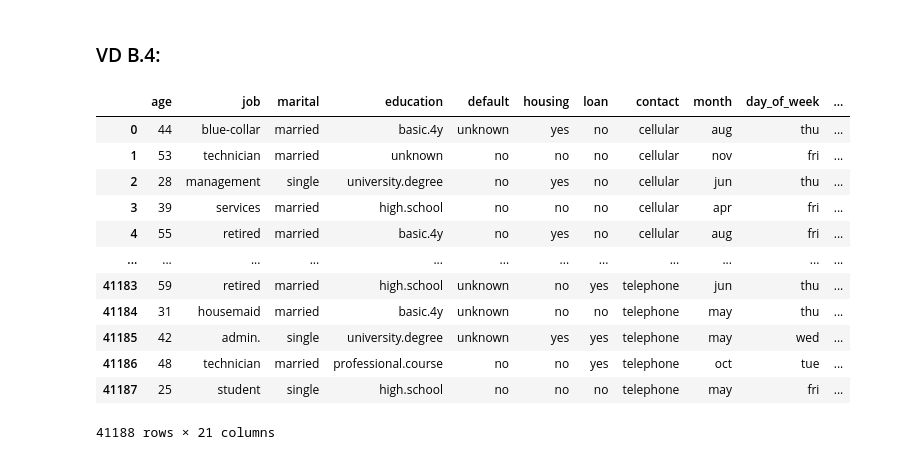
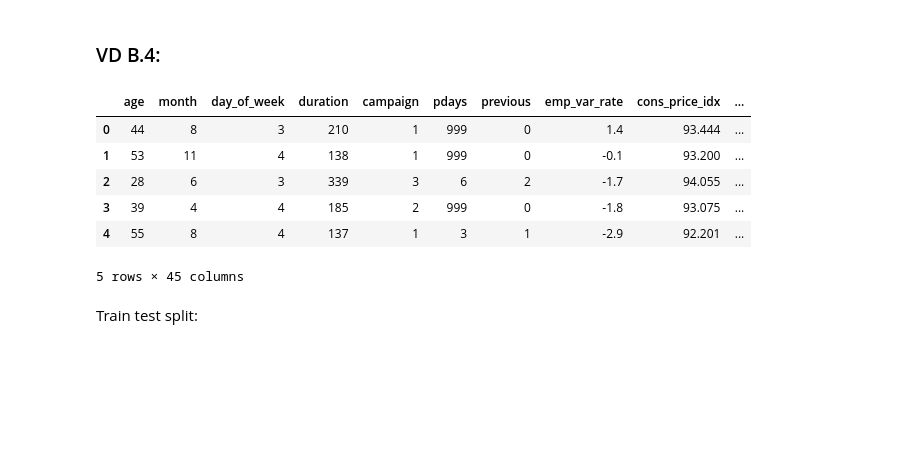
Before and after one commit to Kizza2014/machine_learning, a Jupyter notebook: Lab/lab3_logistics_regression/logistics_regression.ipynb, the cells around one changed output. Cells and saved outputs as stored; diff of their text form; code cells hidden in the pictures; blank space fills up the shorter version.

```diff
--- a/Lab/lab3_logistics_regression/logistics_regression.ipynb
+++ b/Lab/lab3_logistics_regression/logistics_regression.ipynb
@@ -388,35 +374,41 @@ Precision: 0.9473684210526315
 Recall: 0.8181818181818182
 # %% [markdown]
 ### VD B.4:
-# %%
-import pandas as pd
-# change to your data's path
-data=pd.read_csv('banking.csv')
-
-# yes/no attributes
-# data['default'] = np.where(data['default'] == 'yes', 1, 0)
-# data['loan'] = np.where(data['loan'] == 'yes', 1, 0)
-# data['deposit'] = np.where(data['deposit'] == 'yes', 1, 0)
-
-# day of week attributes
-# dict_month = {
-#     'jan' : 1, 'feb' : 2, 'mar' : 3, 'apr' : 4, 'may' : 5, 'jun' : 6,
-#     'jul' : 7, 'aug' : 8, 'sep' : 9, 'oct' : 10, 'nov' : 11, 'dec' : 12
-# }
-# data['month'] = data['month'].map(dict_month)
-
-data
-# %% [output]
-|  | age | job | marital | education | default | housing | loan | contact | month | day_of_week | ... |
-| 0 | 44 | blue-collar | married | basic.4y | unknown | yes | no | cellular | aug | thu | ... |
-| 1 | 53 | technician | married | unknown | no | no | no | cellular | nov | fri | ... |
-| 2 | 28 | management | single | university.degree | no | yes | no | cellular | jun | thu | ... |
-| 3 | 39 | services | married | high.school | no | no | no | cellular | apr | fri | ... |
-| 4 | 55 | retired | married | basic.4y | no | yes | no | cellular | aug | fri | ... |
-| ... | ... | ... | ... | ... | ... | ... | ... | ... | ... | ... | ... |
-| 41183 | 59 | retired | married | high.school | unknown | no | yes | telephone | jun | thu | ... |
-| 41184 | 31 | housemaid | married | basic.4y | unknown | no | no | telephone | may | thu | ... |
-| 41185 | 42 | admin. | single | university.degree | unknown | yes | yes | telephone | may | wed | ... |
-| 41186 | 48 | technician | married | professional.course | no | no | yes | telephone | oct | tue | ... |
-| 41187 | 25 | student | single | high.school | no | no | no | telephone | may | fri | ... |
-41188 rows × 21 columns
+# %%
+from typing import List
+import pandas as pd
+
+data=pd.read_csv('banking.csv')
+
+def one_hot_encoding(attributes: List[str], data: pd.DataFrame):
+    for attribute in attributes:
+        dummies_attr = pd.get_dummies(data[attribute], prefix=attribute)
+        if f'{attribute}_unknown' in dummies_attr.columns:
+            dummies_attr.drop([f'{attribute}_unknown'], inplace=True, axis=1)
+        data.drop([attribute], inplace=True, axis=1)
+        data = pd.concat([data, dummies_attr], axis=1)
+    return data
+
+data = one_hot_encoding(['job', 'marital', 'education', 'default', 'housing', 'loan', 'contact', 'poutcome'], data)
+
+# day/month attributes
+dict_month = {
+    'jan' : 1, 'feb' : 2, 'mar' : 3, 'apr' : 4, 'may' : 5, 'jun' : 6,
+    'jul' : 7, 'aug' : 8, 'sep' : 9, 'oct' : 10, 'nov' : 11, 'dec' : 12
+}
+data['month'] = data['month'].map(dict_month)
+
+days_of_week = ['mon', 'tue', 'wed', 'thu','fri', 'sat', 'sun']
+data['day_of_week'] = data['day_of_week'].map({k:v for k, v in zip(days_of_week, range(7))})
+
+data.head()
+# %% [output]
+|  | age | month | day_of_week | duration | campaign | pdays | previous | emp_var_rate | cons_price_idx | ... |
+| 0 | 44 | 8 | 3 | 210 | 1 | 999 | 0 | 1.4 | 93.444 | ... |
+| 1 | 53 | 11 | 4 | 138 | 1 | 999 | 0 | -0.1 | 93.200 | ... |
+| 2 | 28 | 6 | 3 | 339 | 3 | 6 | 2 | -1.7 | 94.055 | ... |
+| 3 | 39 | 4 | 4 | 185 | 2 | 999 | 0 | -1.8 | 93.075 | ... |
+| 4 | 55 | 8 | 4 | 137 | 1 | 3 | 1 | -2.9 | 92.201 | ... |
+5 rows × 45 columns
+# %% [markdown]
+Train test split:
```
Also changed, not shown: parts of 28 cells of this notebook, 1 other file.
